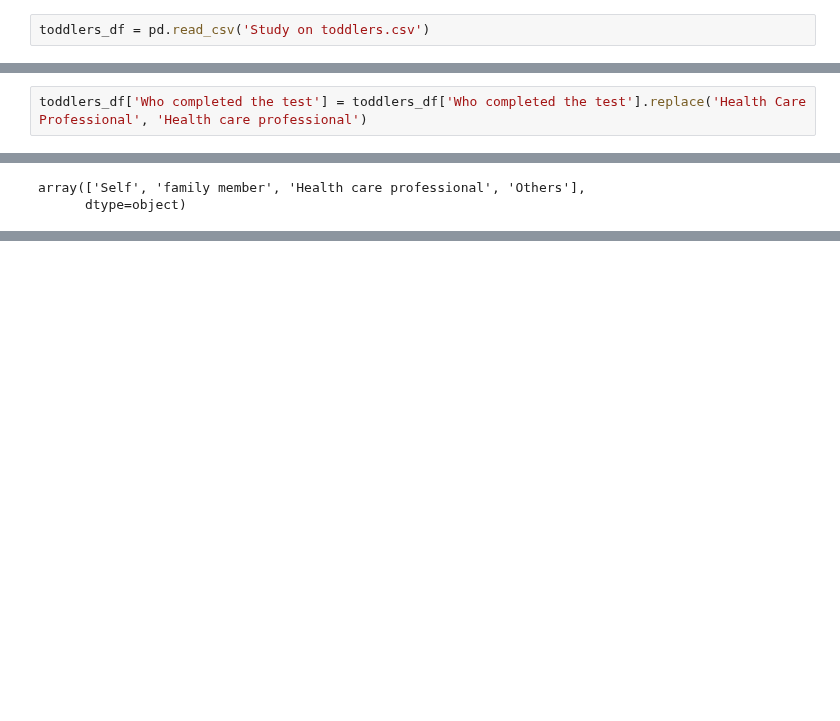
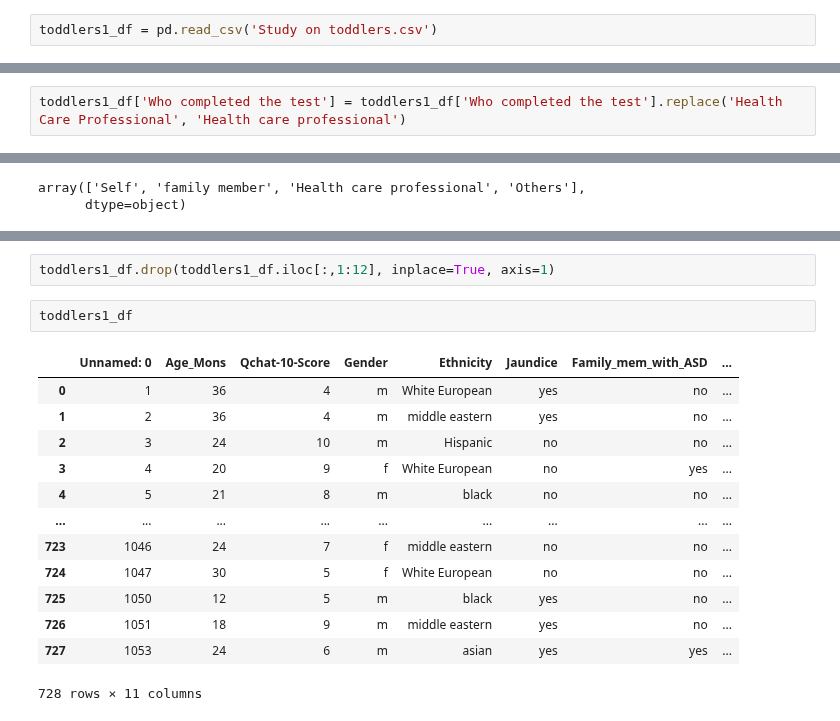
Before and after one commit to Payelban2022/A-study-on-autism, a Jupyter notebook: COMPLETE ANALYSIS ON ASD.ipynb, the cells around one changed output, grey strips where cells are left out. Saved outputs shown, nothing was run; the diff lists cells and outputs as text; blank space fills up the shorter version.

```diff
--- a/COMPLETE ANALYSIS ON ASD.ipynb
+++ b/COMPLETE ANALYSIS ON ASD.ipynb
@@ -4,5 +4,5 @@ import numpy as np
 import seaborn as sns
 import matplotlib.pyplot as plt
 # %%
-toddlers_df = pd.read_csv('Study on toddlers.csv')
+toddlers1_df = pd.read_csv('Study on toddlers.csv')
 # %%
@@ -48,5 +48,5 @@ toddlers_df['Who completed the test'].unique()
 array(['family member', 'Health Care Professional', 'Others', 'Self',
        'Health care professional'], dtype=object)
 # %%
-toddlers_df['Who completed the test'] = toddlers_df['Who completed the test'].replace('Health Care Professional', 'Health care professional')
+toddlers1_df['Who completed the test'] = toddlers1_df['Who completed the test'].replace('Health Care Professional', 'Health care professional')
 # %%
@@ -65,0 +92,18 @@ array(['Self', 'family member', 'Health care professional', 'Others'],
+# %%
+toddlers1_df.drop(toddlers1_df.iloc[:,1:12], inplace=True, axis=1)
+# %%
+toddlers1_df
+# %% [output]
+|  | Unnamed: 0 | Age_Mons | Qchat-10-Score | Gender | Ethnicity | Jaundice | Family_mem_with_ASD | ... |
+| 0 | 1 | 36 | 4 | m | White European | yes | no | ... |
+| 1 | 2 | 36 | 4 | m | middle eastern | yes | no | ... |
+| 2 | 3 | 24 | 10 | m | Hispanic | no | no | ... |
+| 3 | 4 | 20 | 9 | f | White European | no | yes | ... |
+| 4 | 5 | 21 | 8 | m | black | no | no | ... |
+| ... | ... | ... | ... | ... | ... | ... | ... | ... |
+| 723 | 1046 | 24 | 7 | f | middle eastern | no | no | ... |
+| 724 | 1047 | 30 | 5 | f | White European | no | no | ... |
+| 725 | 1050 | 12 | 5 | m | black | yes | no | ... |
+| 726 | 1051 | 18 | 9 | m | middle eastern | yes | no | ... |
+| 727 | 1053 | 24 | 6 | m | asian | yes | yes | ... |
+728 rows × 11 columns
```
Also changed, not shown: parts of 7 cells of this notebook.
